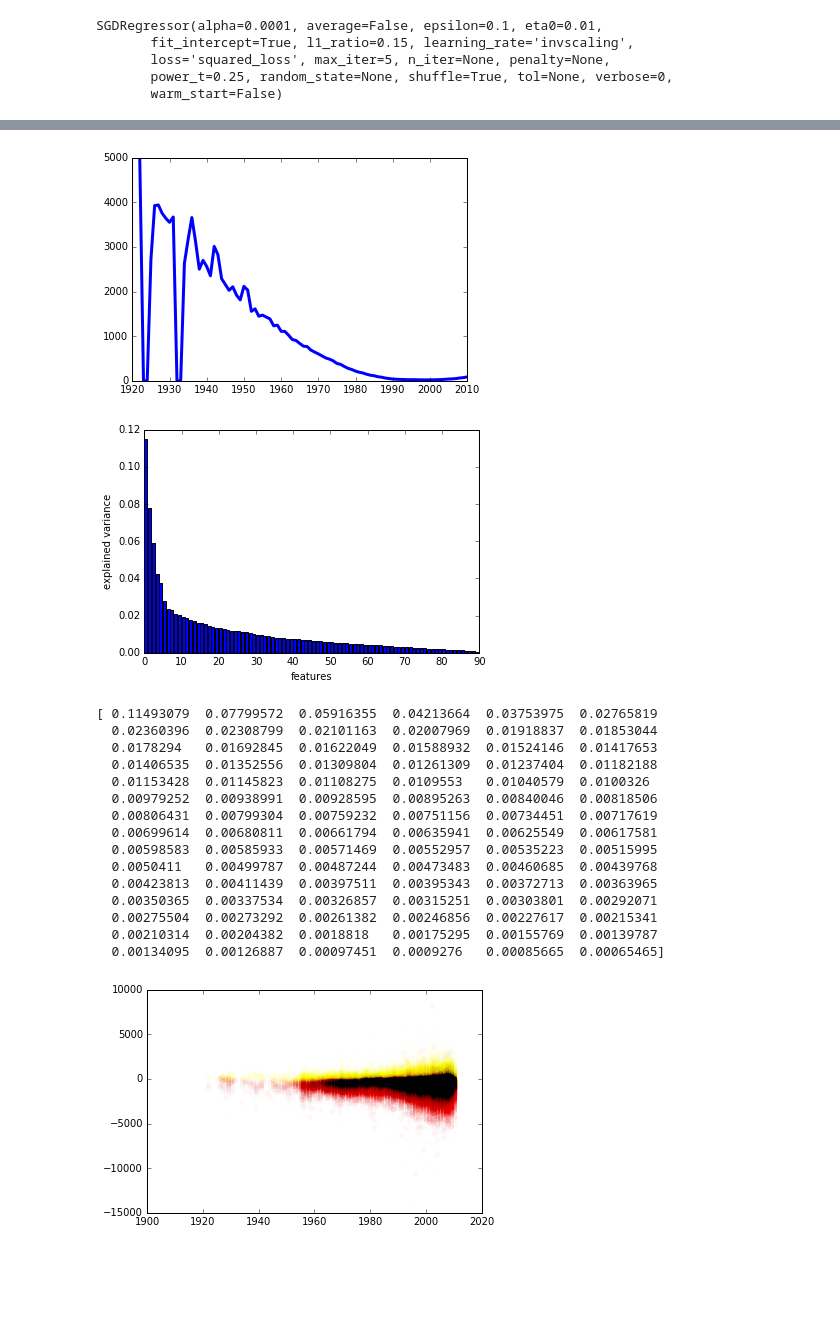
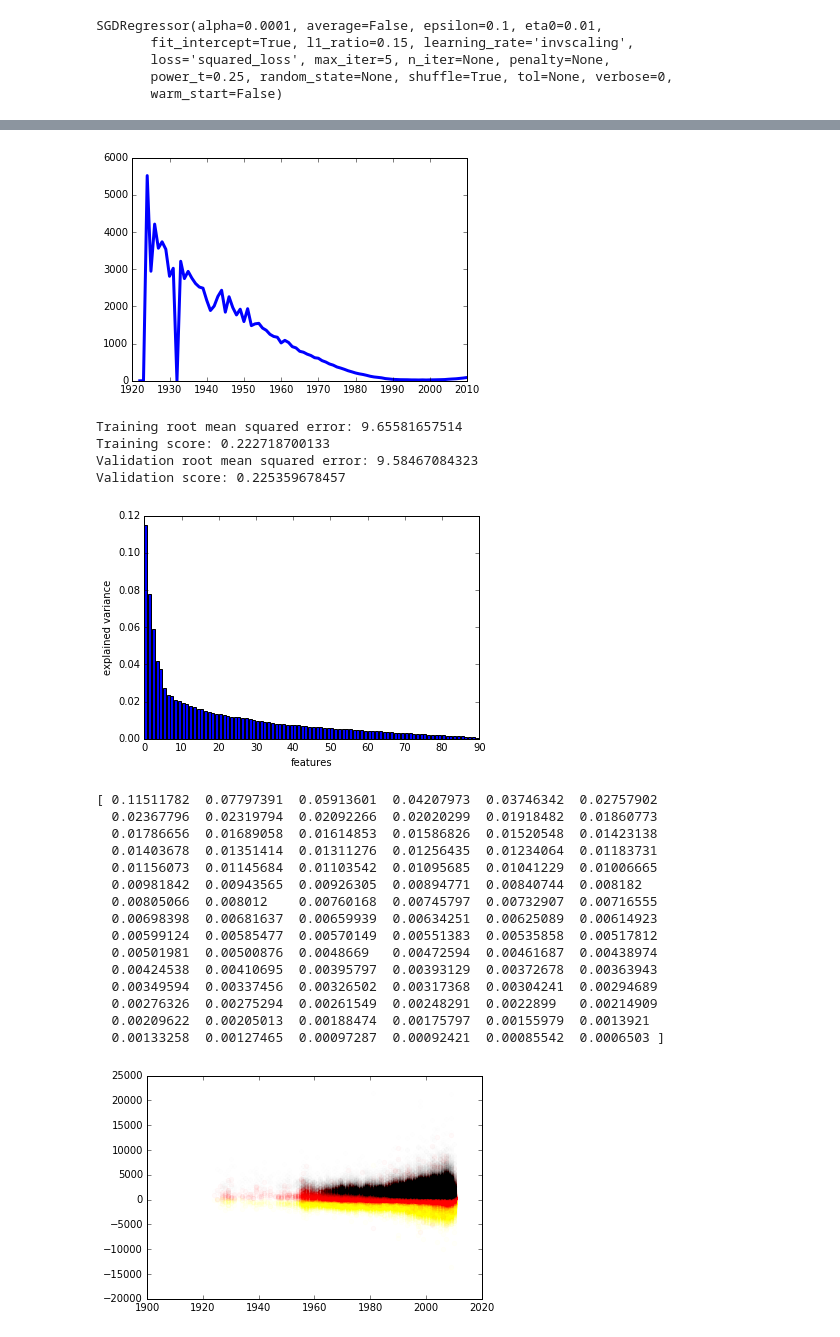
Before and after one commit to rossanez/MO444-2s2017, a Jupyter notebook: Trab01/MO444_2017_Trab01_Grupo05.ipynb, the cells around one changed output, grey strips where cells are left out. Cells and saved outputs as stored; diff of their text form; code cells hidden in the pictures; blank space fills up the shorter version.

```diff
--- a/Trab01/MO444_2017_Trab01_Grupo05.ipynb
+++ b/Trab01/MO444_2017_Trab01_Grupo05.ipynb
@@ -149,9 +125,9 @@ plt.show()
 lr_sgd_model = SGDRegressor(loss='squared_loss', penalty=None)
 
 # normalize the data before fitting
-scaler = preprocessing.StandardScaler()
+lr_sgd_scaler = preprocessing.StandardScaler()
 
-lr_sgd_model.fit(scaler.fit_transform(train_data_X), train_data_Y )
+lr_sgd_model.fit(lr_sgd_scaler.fit_transform(train_data_X), train_data_Y )
 # %% [output]
 SGDRegressor(alpha=0.0001, average=False, epsilon=0.1, eta0=0.01,
        fit_intercept=True, l1_ratio=0.15, learning_rate='invscaling',
@@ -160,11 +136,13 @@ SGDRegressor(alpha=0.0001, average=False, epsilon=0.1, eta0=0.01,
        warm_start=False)
 # %%
 # Check the model errors
-mean_sq_error_training = mean_squared_error(train_data_Y, lr_sgd_model.predict(scaler.fit_transform(train_data_X)))
-print('Training mean squared error: {}'.format(mean_sq_error_training))
+predicted_train_data_Y = lr_sgd_model.predict(lr_sgd_scaler.transform(train_data_X))
+mean_sq_error_training = mean_squared_error(train_data_Y, predicted_train_data_Y)
 print('Training root mean squared error: {}'.format(sqrt(mean_sq_error_training)))
+print('Training score: {}'.format(r2_score(train_data_Y, predicted_train_data_Y)))
 
-mean_sq_error_validation = mean_squared_error(validation_data_Y, lr_sgd_model.predict(scaler.fit_transform(validation_data_X)))
-print('Validation mean squared error: {}'.format(mean_sq_error_validation))
+predicted_validation_data_Y = lr_sgd_model.predict(lr_sgd_scaler.transform(validation_data_X))
+mean_sq_error_validation = mean_squared_error(validation_data_Y, predicted_validation_data_Y)
 print('Validation root mean squared error: {}'.format(sqrt(mean_sq_error_validation)))
+print('Validation score: {}'.format(r2_score(validation_data_Y, predicted_validation_data_Y)))
 # %% [output]
@@ -175,7 +153,7 @@ Validation root mean squared error: 9.67499572809
 # %%
 # Plotting the errors:
-errors = get_errors_by_year(lr_sgd_model, validation_data_Y, scaler.fit_transform(validation_data_X))
+errors = get_errors_by_year(lr_sgd_model, validation_data_Y, lr_sgd_scaler.transform(validation_data_X))
 plt.plot(years, errors, color='blue', linewidth=3)
 plt.show()
 # %% [output]
-[figure, old version]
+[figure, new version]
@@ -182,5 +175,21 @@ plt.show()
+# %%
+# Check the model errors
+predicted_train_data_Y = lr_mbgd_model.predict(lr_mbgd_scaler.transform(train_data_X))
+mean_sq_error_training = mean_squared_error(train_data_Y, predicted_train_data_Y)
+print('Training root mean squared error: {}'.format(sqrt(mean_sq_error_training)))
+print('Training score: {}'.format(r2_score(train_data_Y, predicted_train_data_Y)))
+
+predicted_validation_data_Y = lr_mbgd_model.predict(lr_mbgd_scaler.transform(validation_data_X))
+mean_sq_error_validation = mean_squared_error(validation_data_Y, predicted_validation_data_Y)
+print('Validation root mean squared error: {}'.format(sqrt(mean_sq_error_validation)))
+print('Validation score: {}'.format(r2_score(validation_data_Y, predicted_validation_data_Y)))
+# %% [output]
+Training root mean squared error: 9.65581657514
+Training score: 0.222718700133
+Validation root mean squared error: 9.58467084323
+Validation score: 0.225359678457
 # %%
-# LR-based alternative #2: Feature reduction
+# LR-based alternative #3: Feature reduction
 
 # Principal component analysis (PCA)
 pca = PCA(n_components=90).fit(scaler.fit_transform(train_data_X))
@@ -191,30 +200,30 @@ plt.show()
 print(pca.explained_variance_ratio_)
 # %% [output]
 [figure]
-[ 0.11493079  0.07799572  0.05916355  0.04213664  0.03753975  0.02765819
-  0.02360396  0.02308799  0.02101163  0.02007969  0.01918837  0.01853044
-  0.0178294   0.01692845  0.01622049  0.01588932  0.01524146  0.01417653
-  0.01406535  0.01352556  0.01309804  0.01261309  0.01237404  0.01182188
-  0.01153428  0.01145823  0.01108275  0.0109553   0.01040579  0.0100326
-  0.00979252  0.00938991  0.00928595  0.00895263  0.00840046  0.00818506
-  0.00806431  0.00799304  0.00759232  0.00751156  0.00734451  0.00717619
-  0.00699614  0.00680811  0.00661794  0.00635941  0.00625549  0.00617581
-  0.00598583  0.00585933  0.00571469  0.00552957  0.00535223  0.00515995
-  0.0050411   0.00499787  0.00487244  0.00473483  0.00460685  0.00439768
-  0.00423813  0.00411439  0.00397511  0.00395343  0.00372713  0.00363965
-  0.00350365  0.00337534  0.00326857  0.00315251  0.00303801  0.00292071
-  0.00275504  0.00273292  0.00261382  0.00246856  0.00227617  0.00215341
-  0.00210314  0.00204382  0.0018818   0.00175295  0.00155769  0.00139787
-  0.00134095  0.00126887  0.00097451  0.0009276   0.00085665  0.00065465]
+[ 0.11511782  0.07797391  0.05913601  0.04207973  0.03746342  0.02757902
+  0.02367796  0.02319794  0.02092266  0.02020299  0.01918482  0.01860773
+  0.01786656  0.01689058  0.01614853  0.01586826  0.01520548  0.01423138
+  0.01403678  0.01351414  0.01311276  0.01256435  0.01234064  0.01183731
+  0.01156073  0.01145684  0.01103542  0.01095685  0.01041229  0.01006665
+  0.00981842  0.00943565  0.00926305  0.00894771  0.00840744  0.008182
+  0.00805066  0.008012    0.00760168  0.00745797  0.00732907  0.00716555
+  0.00698398  0.00681637  0.00659939  0.00634251  0.00625089  0.00614923
+  0.00599124  0.00585477  0.00570149  0.00551383  0.00535858  0.00517812
+  0.00501981  0.00500876  0.0048669   0.00472594  0.00461687  0.00438974
+  0.00424538  0.00410695  0.00395797  0.00393129  0.00372678  0.00363943
+  0.00349594  0.00337456  0.00326502  0.00317368  0.00304241  0.00294689
+  0.00276326  0.00275294  0.00261549  0.00248291  0.0022899   0.00214909
+  0.00209622  0.00205013  0.00188474  0.00175797  0.00155979  0.0013921
+  0.00133258  0.00127465  0.00097287  0.00092421  0.00085542  0.0006503 ]
 # %%
 # First three PCA components plotted
 transformed_data = pca.transform(validation_data_X)
-plt.scatter(validation_data_Y, transformed_data[:,3], color='yellow', alpha=0.02)
-plt.scatter(validation_data_Y, transformed_data[:,2], color='red', alpha=0.02)
-plt.scatter(validation_data_Y, transformed_data[:,1], color='black', alpha=0.005)
+plt.scatter(validation_data_Y, transformed_data[:,2], color='yellow', alpha=0.02)
+plt.scatter(validation_data_Y, transformed_data[:,1], color='red', alpha=0.02)
+plt.scatter(validation_data_Y, transformed_data[:,0], color='black', alpha=0.005)
 plt.show()
 # %% [output]
-[figure, old version]
+[figure, new version]
 # %%
 for n_components in range(0, 91, 10):
     n_components = n_components or 1
```
Also changed, not shown: parts of 9 cells of this notebook.
